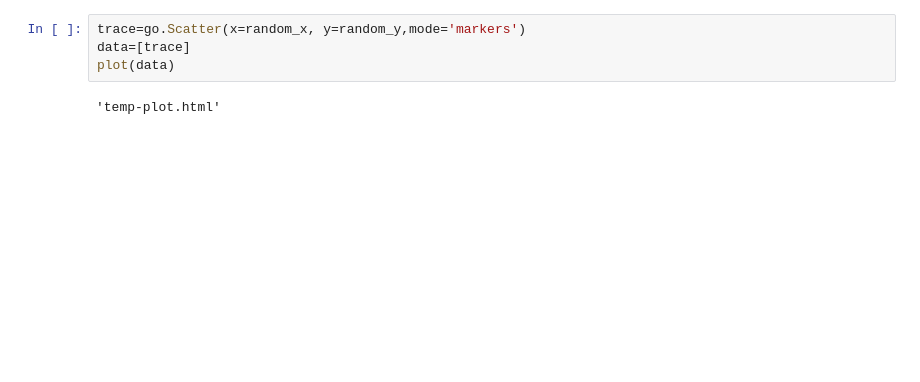
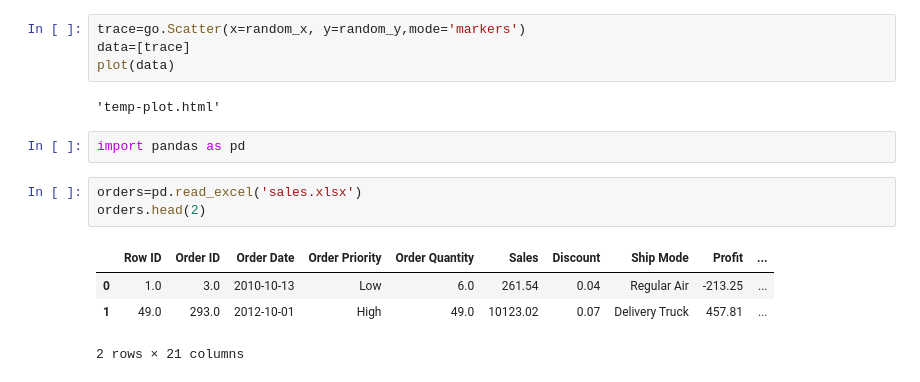
Before and after one commit to Aazeeb/SG, a Jupyter notebook: 13 Apr Plotly.ipynb, the cells around one changed output. Drawn from its saved outputs; the diff is of its cells as text; blank space fills up the shorter version.

```diff
--- a/13 Apr Plotly.ipynb
+++ b/13 Apr Plotly.ipynb
@@ -35,3 +43,13 @@ data=[trace]
 plot(data)
 # %% [output]
 'temp-plot.html'
+# %%
+import pandas as pd
+# %%
+orders=pd.read_excel('sales.xlsx')
+orders.head(2)
+# %% [output]
+|  | Row ID | Order ID | Order Date | Order Priority | Order Quantity | Sales | Discount | Ship Mode | Profit | ... |
+| 0 | 1.0 | 3.0 | 2010-10-13 | Low | 6.0 | 261.54 | 0.04 | Regular Air | -213.25 | ... |
+| 1 | 49.0 | 293.0 | 2012-10-01 | High | 49.0 | 10123.02 | 0.07 | Delivery Truck | 457.81 | ... |
+2 rows × 21 columns
```
Also changed, not shown: parts of 14 cells of this notebook, 1 other file.
